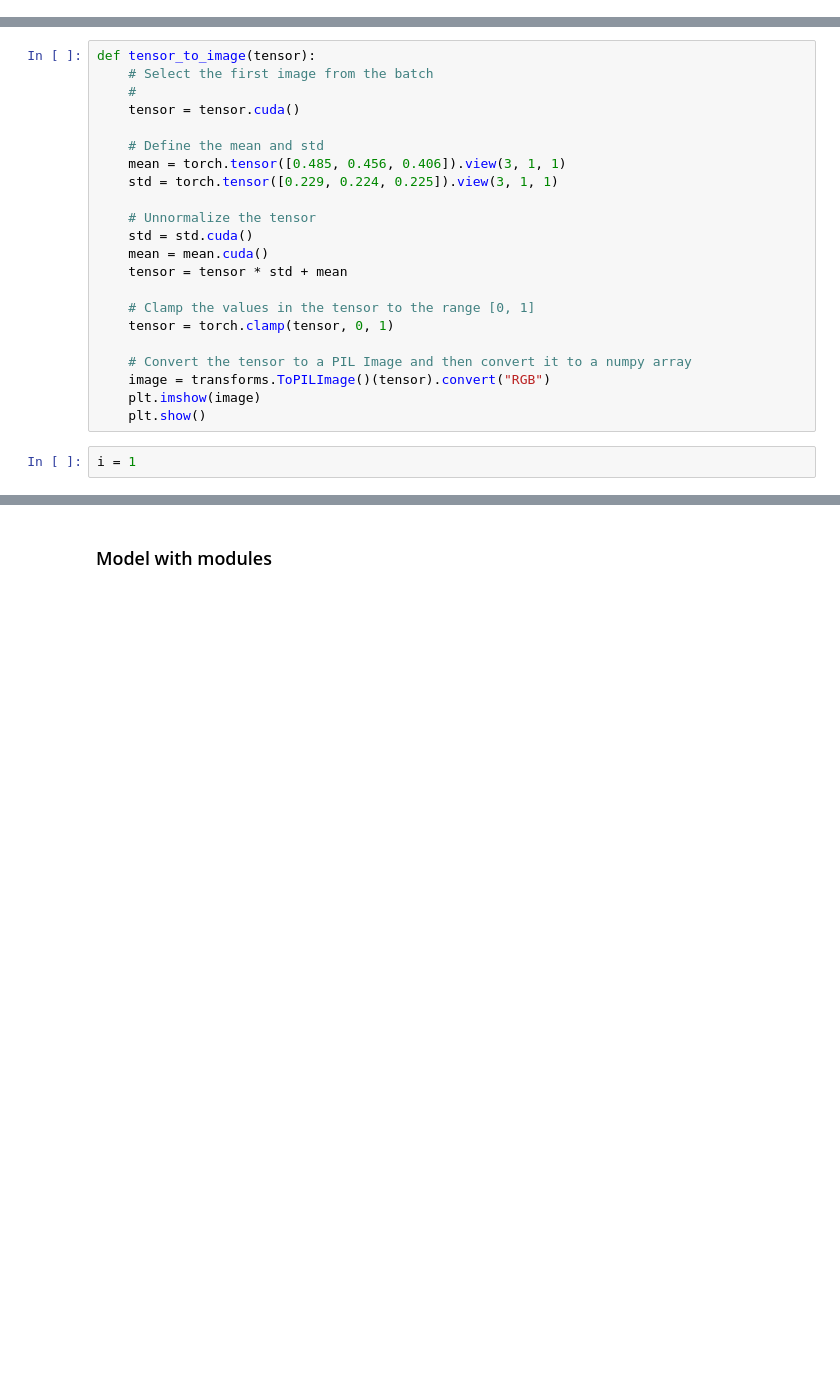
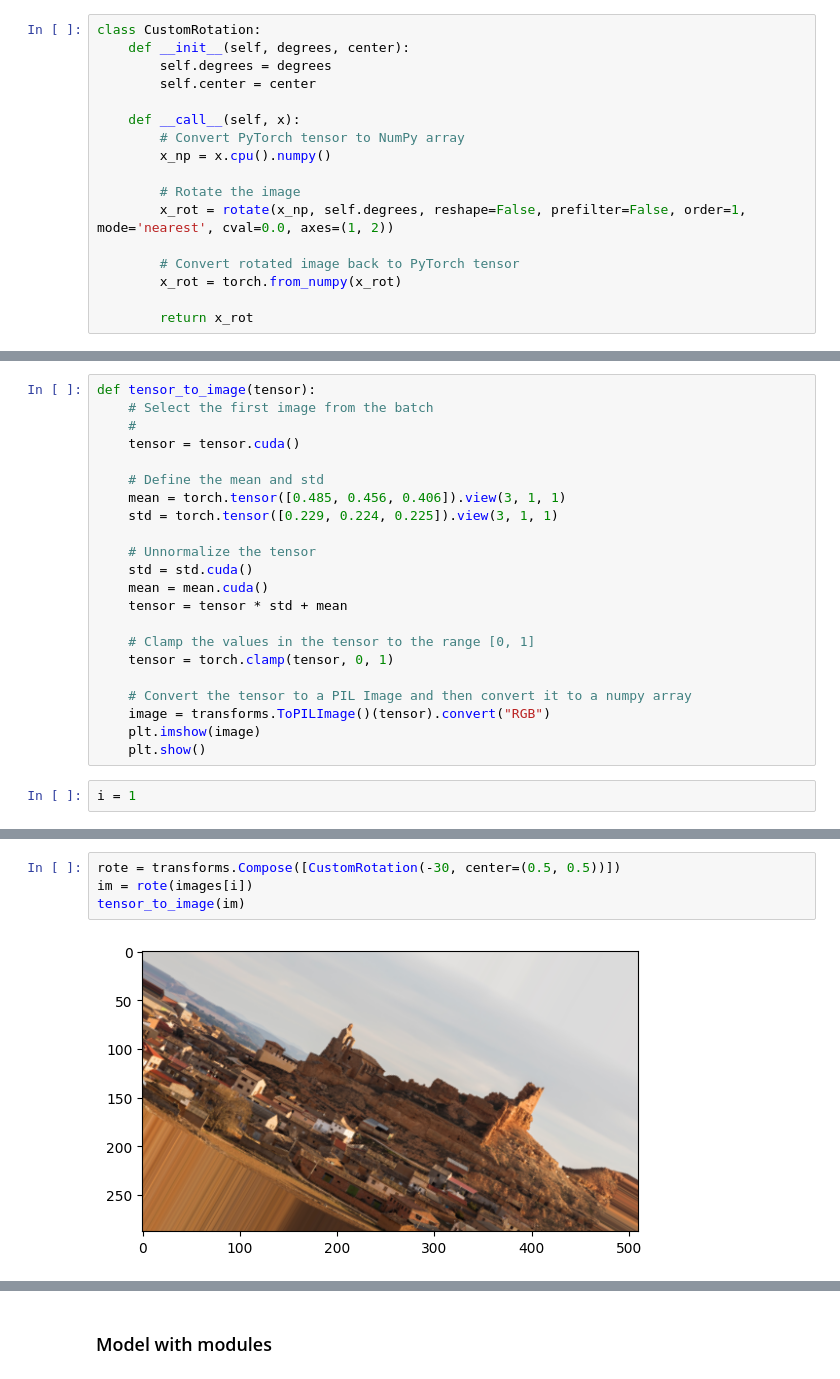
Before and after one commit to khan022/SR, a Jupyter notebook: training.ipynb, the cells around one changed output, grey strips where cells are left out. Cells and saved outputs as stored; diff of their text form; blank space fills up the shorter version.

```diff
--- a/training.ipynb
+++ b/training.ipynb
@@ -26,4 +28,21 @@ train_lower_images = '/mnt/f/datasets/SR_training_datasets/DIV2K/DIV2K_train_LR_
 
 valid_higher_images = '/mnt/f/datasets/SR_training_datasets/DIV2K/DIV2K_valid_HR.zip'
 valid_lower_images = '/mnt/f/datasets/SR_training_datasets/DIV2K/DIV2K_valid_LR_bicubic_X4.zip'
+# %%
+class CustomRotation:
+    def __init__(self, degrees, center):
+        self.degrees = degrees
+        self.center = center
+
+    def __call__(self, x):
+        # Convert PyTorch tensor to NumPy array
+        x_np = x.cpu().numpy()
+
+        # Rotate the image
+        x_rot = rotate(x_np, self.degrees, reshape=False, prefilter=False, order=1, mode='nearest', cval=0.0, axes=(1, 2))
+
+        # Convert rotated image back to PyTorch tensor
+        x_rot = torch.from_numpy(x_rot)
+
+        return x_rot
 # %%
@@ -140,3 +150,9 @@ tensor_to_image(images[i])
+# %%
+rote = transforms.Compose([CustomRotation(-30, center=(0.5, 0.5))])
+im = rote(images[i])
+tensor_to_image(im)
+# %% [output]
+[figure, added]
 # %%
 tensor_to_image(labels[i])
 # %% [output]
```
Also changed, not shown: parts of 11 cells of this notebook.
